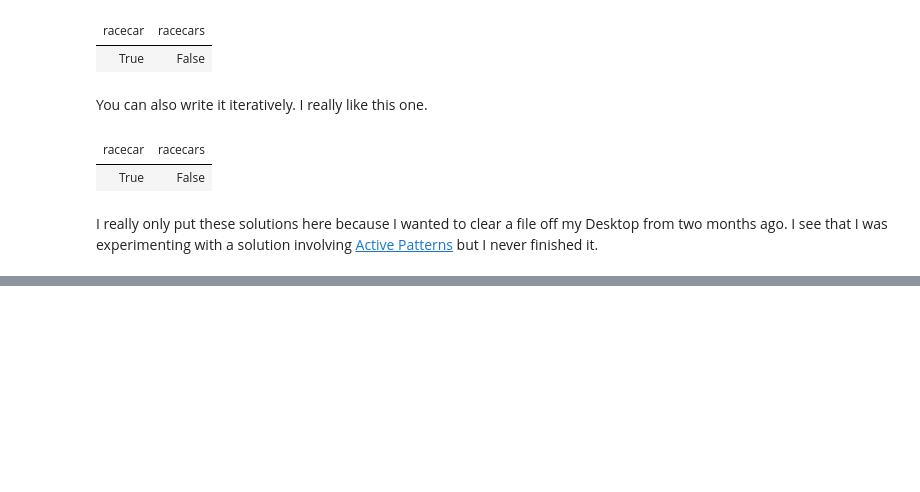
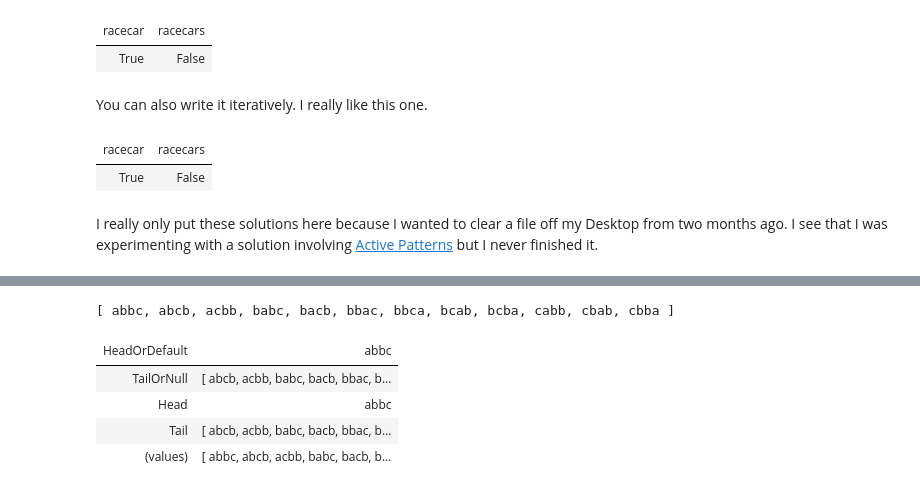
Before and after one commit to johnW-ret/ToyProblems, a Jupyter notebook: notebooks/strings.ipynb, the cells around one changed output, grey strips where cells are left out. Cells and saved outputs as stored; diff of their text form; code cells hidden in the pictures; blank space fills up the shorter version.

Commit message:
Added 03 Permutations of a Given `string` to strings.ipynb

```diff
--- a/notebooks/strings.ipynb
+++ b/notebooks/strings.ipynb
@@ -183,0 +191,50 @@ I really only put these solutions here because I wanted to clear a file off my D
+# %%
+open System
+
+let uniqueCharsMap = //<'a when 'a: comparison> (list: 'a list) : Map<'a, int> =
+    List.fold (fun acc x ->
+        match Map.tryFind x acc with
+        | Some count -> Map.add x (count + 1) acc
+        | None -> Map.add x 1 acc
+    ) Map.empty //list
+
+let input = "abbc"
+let m =
+    input
+    |> Seq.toList
+    |> uniqueCharsMap
+
+let removeLetter map letter =
+    match Map.tryFind letter map with
+    | Some value when value > 1 -> Map.add letter (value - 1) map
+    | Some value when value = 1 -> Map.remove letter map
+    //| None -> throw Exception
+
+let rec c charMap perms =
+    charMap
+    |> Map.fold (fun acc letter count ->
+        (perms |> List.fold (fun acc perm ->
+            let choice = (letter :: perm)
+            choice :: acc @ ((c (removeLetter charMap letter) [choice]) |> List.collect id)
+        ) [])
+        :: acc) []
+
+let stringListToCharListList l = List.map (fun s -> Seq.toList s) l
+let charListListTostringList = List.map (fun listOfChars -> listOfChars |> List.toArray |> String)
+
+c m [[]]
+    |> List.collect id
+    |> List.filter (fun a -> a.Length = input.Length)
+    |> charListListTostringList
+    |> List.sort
+    // for when not in polyglot notebook
+    // |> List.map string
+    // |> List.fold (fun acc x -> x + "; " + acc) String.Empty
+    // |> Console.WriteLine
+# %% [output]
+[ abbc, abcb, acbb, babc, bacb, bbac, bbca, bcab, bcba, cabb, cbab, cbba ]
+| HeadOrDefault | abbc |
+| TailOrNull | [ abcb, acbb, babc, bacb, bbac, b... |
+| Head | abbc |
+| Tail | [ abcb, acbb, babc, bacb, bbac, b... |
+| (values) | [ abbc, abcb, acbb, babc, bacb, b... |
```
Also changed, not shown: parts of 1 cell of this notebook.
